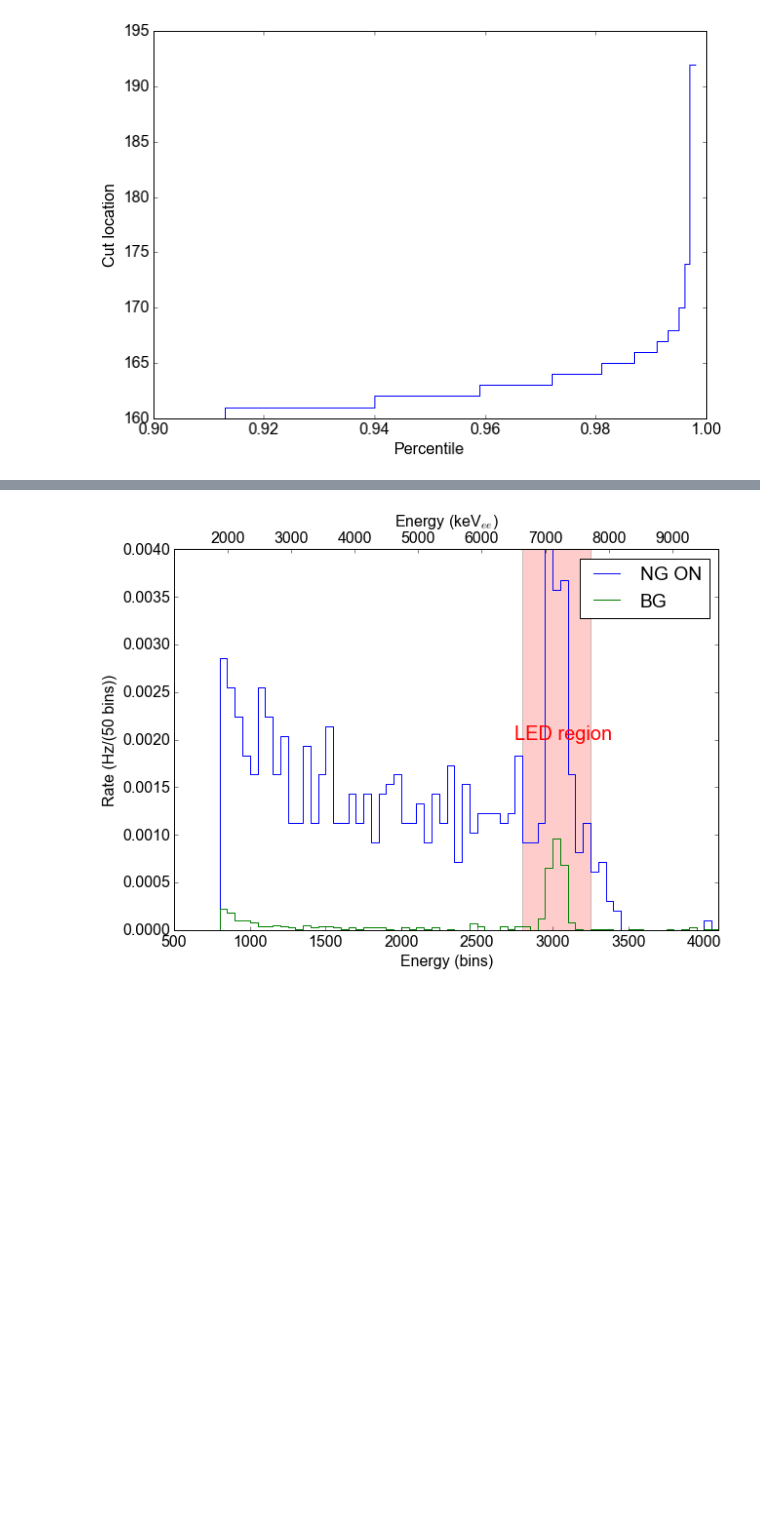
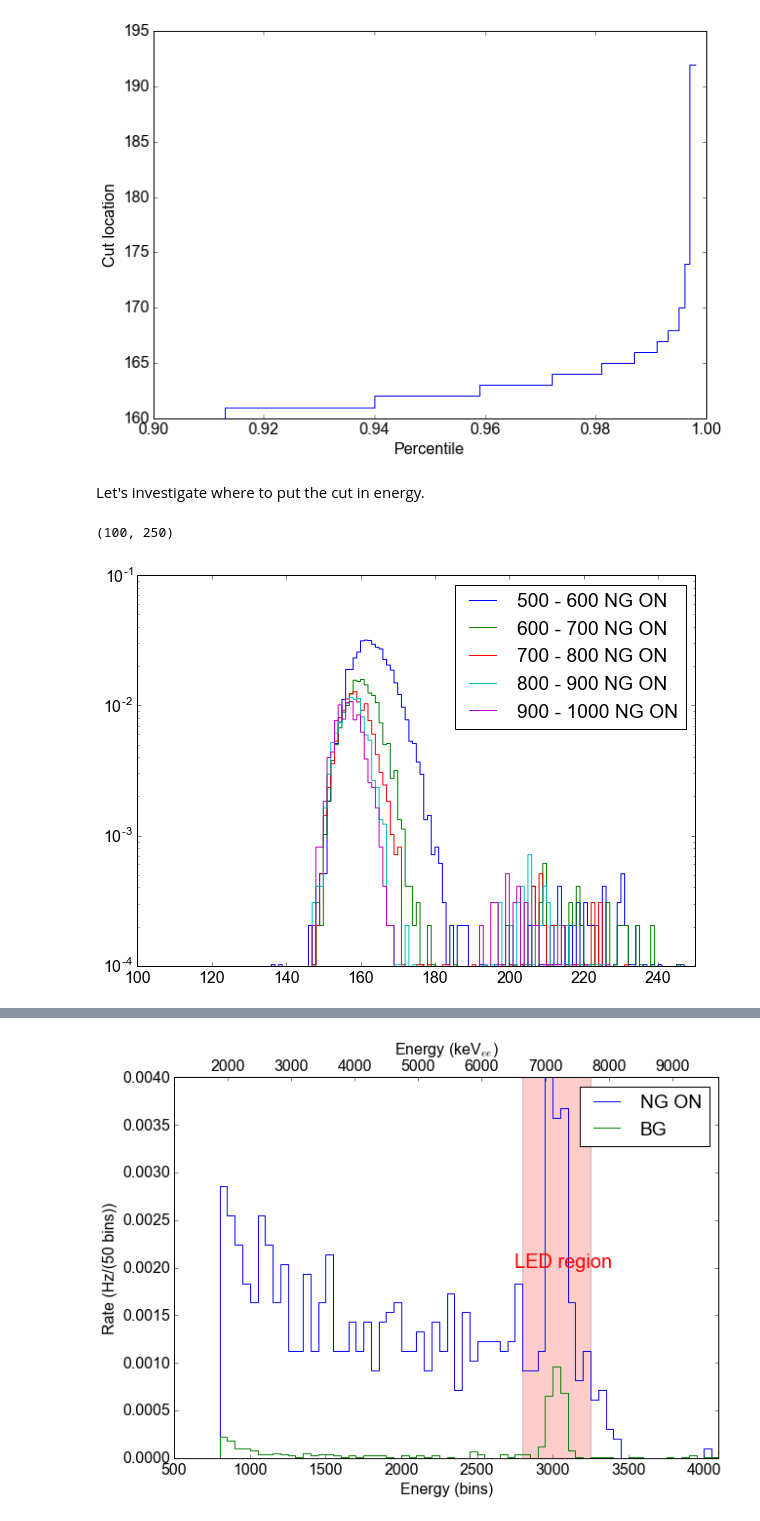
Before and after one commit to XENON1T/PTB, a Jupyter notebook: 03_2d_spectra.ipynb, the cells around one changed output, grey strips where cells are left out. Drawn from its saved outputs; the diff is of its cells as text; code cells hidden in the pictures; blank space fills up the shorter version.

```diff
--- a/03_2d_spectra.ipynb
+++ b/03_2d_spectra.ipynb
@@ -534,4 +534,15 @@ plt.ylabel('Cut location')
 # %% [output]
 <matplotlib.text.Text at 0x...>
 [figure]
+# %% [markdown]
+Let's investigate where to put the cut in energy.
+# %%
+for limit in np.arange(500, 1000, 100):
+    plt.plot(1/ng_livetimes_0[0]*np.sum(spec2d_list[0][:, limit:limit+100], axis=1),label='%d - %d NG ON' % (limit, limit+100),ls='steps')
+plt.legend()
+plt.yscale('log')
+plt.xlim(100,250)
+# %% [output]
+(100, 250)
+[figure, added]
 # %%
```
Also changed, not shown: parts of 8 cells of this notebook, 3 other files.
